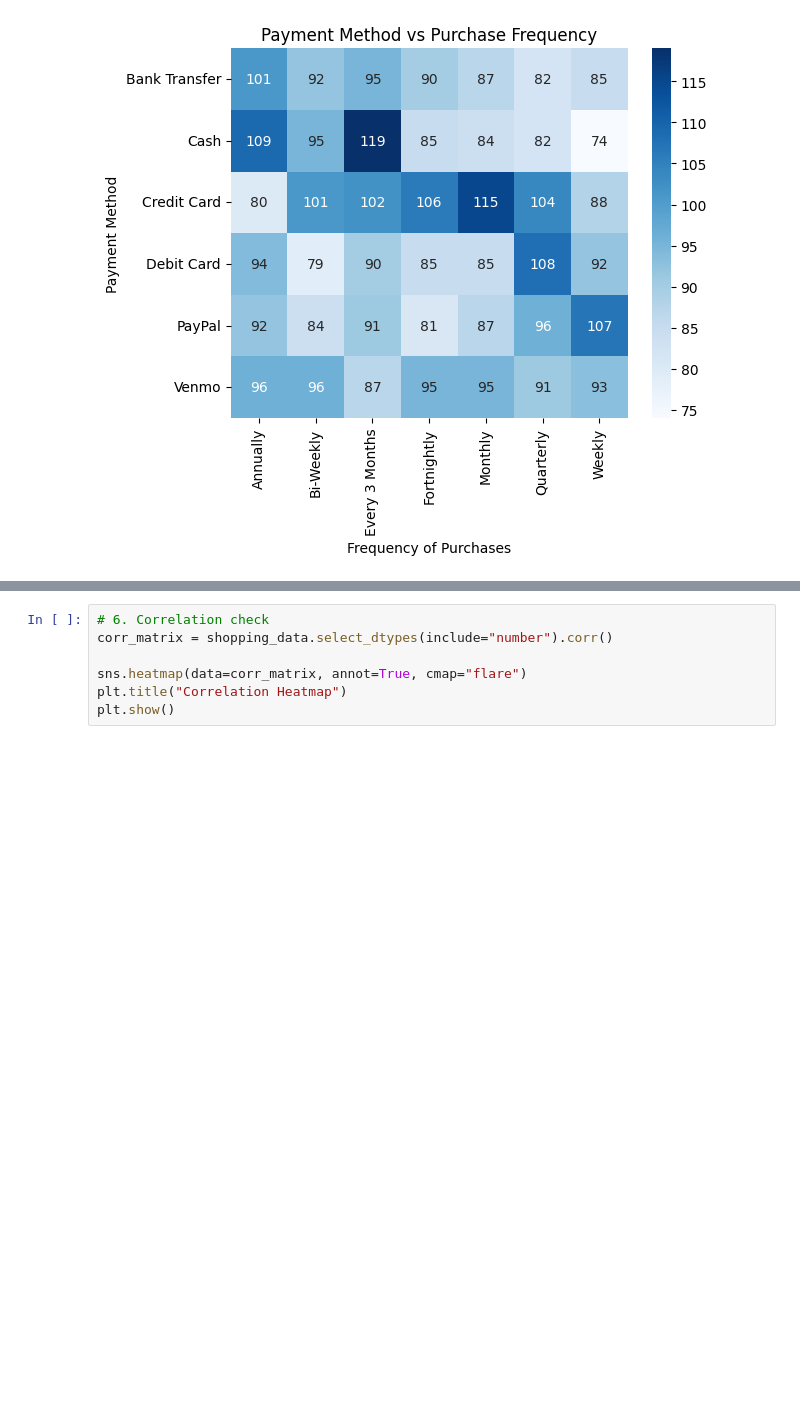
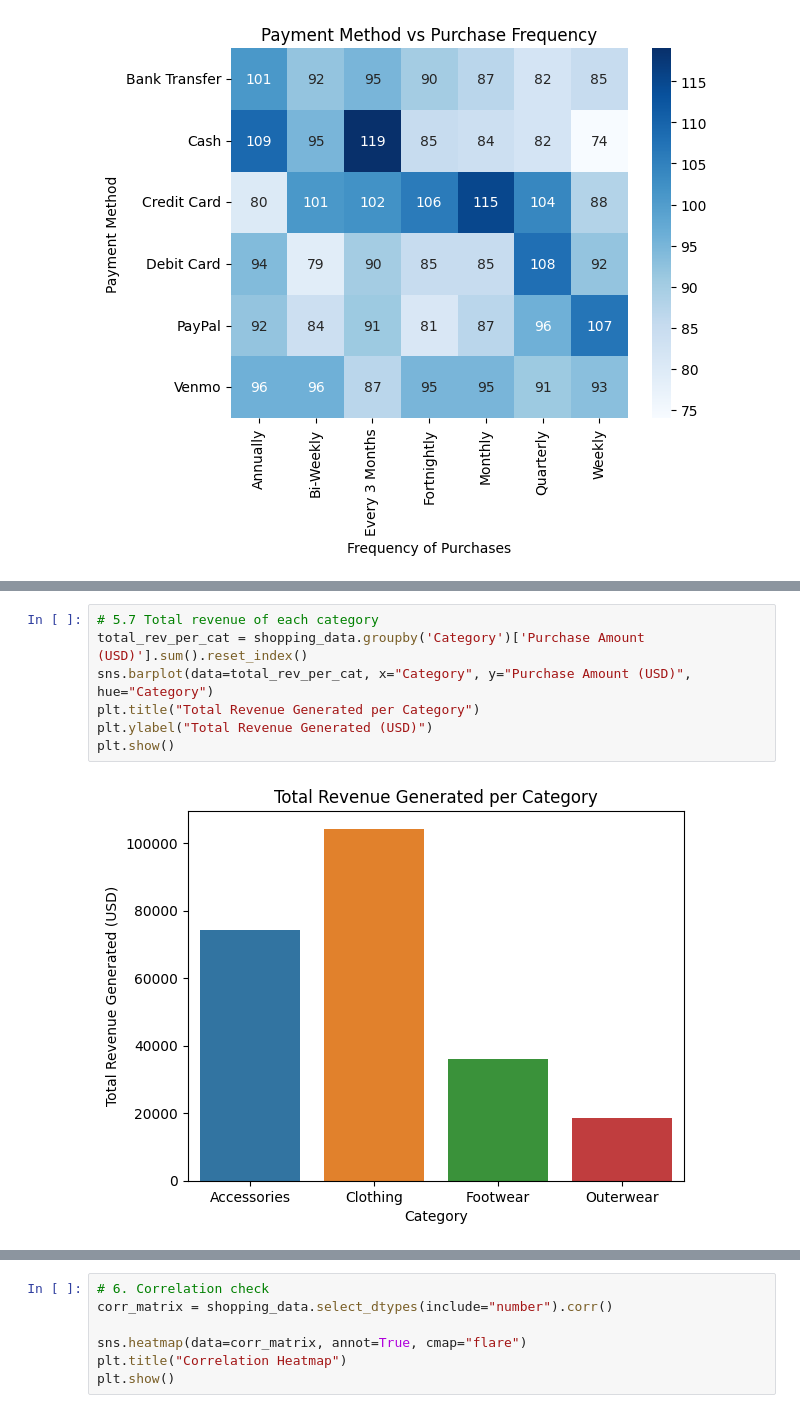
Before and after one commit to satyam-techabbot/AIML, a Jupyter notebook: Week2/Python/exercise/eda_shopping_trend.ipynb, the cells around one changed output, grey strips where cells are left out. Drawn from its saved outputs; the diff is of its cells as text; blank space fills up the shorter version.

```diff
--- a/Week2/Python/exercise/eda_shopping_trend.ipynb
+++ b/Week2/Python/exercise/eda_shopping_trend.ipynb
@@ -165,0 +190,9 @@ plt.show()
+# %%
+# 5.7 Total revenue of each category
+total_rev_per_cat = shopping_data.groupby('Category')['Purchase Amount (USD)'].sum().reset_index()
+sns.barplot(data=total_rev_per_cat, x="Category", y="Purchase Amount (USD)", hue="Category")
+plt.title("Total Revenue Generated per Category")
+plt.ylabel("Total Revenue Generated (USD)")
+plt.show()
+# %% [output]
+[figure, added]
```
Also changed, not shown: parts of 4 cells of this notebook, 10 other files.
